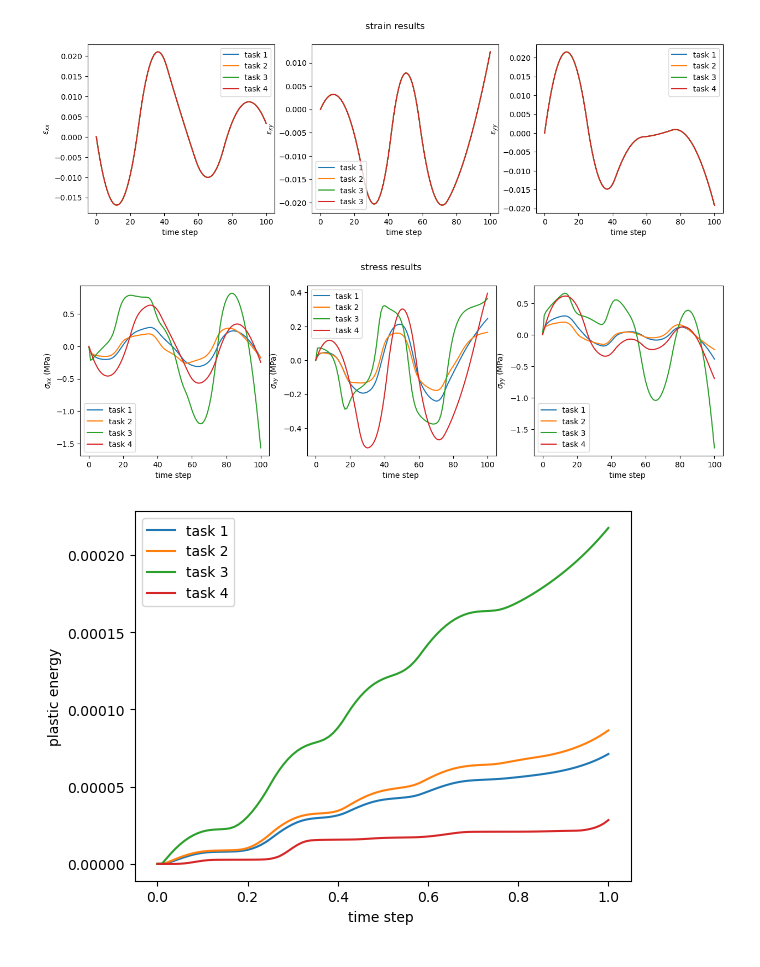
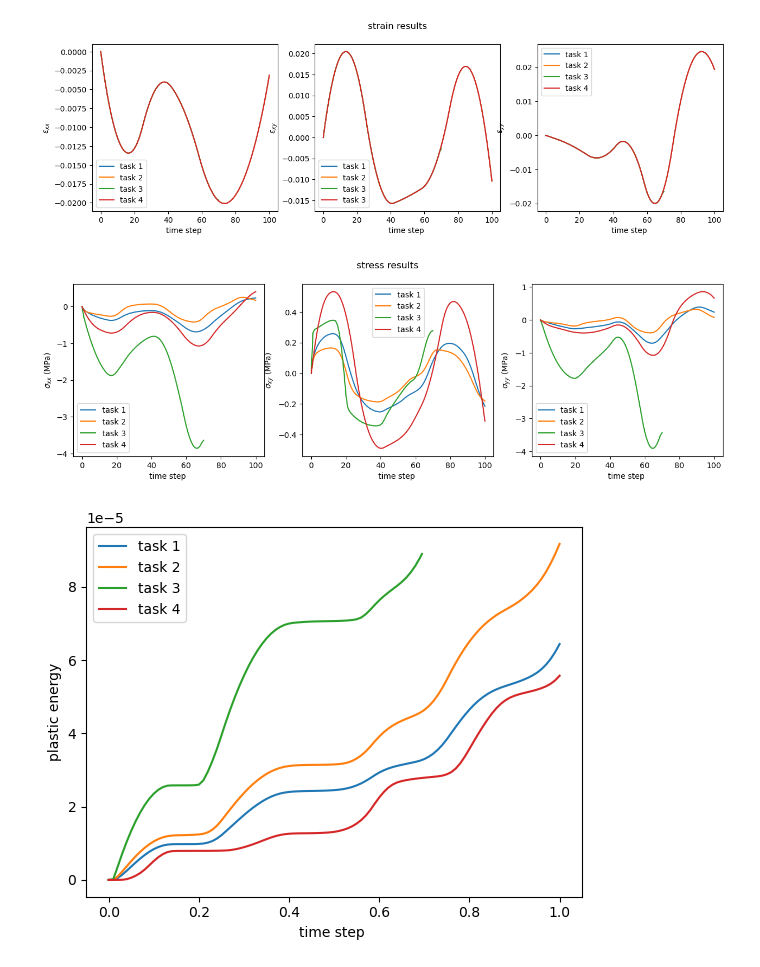
Before and after one commit to bessagroup/rvesimulator, a Jupyter notebook: examples/cooperative_learning/tasks/results/read_results.ipynb, the cells around one changed output. Saved outputs shown, nothing was run; the diff lists cells and outputs as text; code cells hidden in the pictures.

```diff
--- a/examples/cooperative_learning/tasks/results/read_results.ipynb
+++ b/examples/cooperative_learning/tasks/results/read_results.ipynb
@@ -10,7 +10,7 @@ with open("task3_final.pickle", "rb") as fd:
     data3 = pickle.load(fd, fix_imports=True, encoding="latin1")
 with open("task4_final.pickle", "rb") as fd:
     data4 = pickle.load(fd, fix_imports=True, encoding="latin1")
-index = 600
+index = 858
 results_1 =data1["responses"]
 results_2 =data2["responses"]
 results_3 =data3["responses"]
@@ -70,33 +70,33 @@ ax[0].legend()
 ax[0].set(**pparam)
 pparam = dict(xlabel='time step ', ylabel="$\sigma_{xy}$ (MPa)")
 ax[1].plot(stress_1[:, 1, 0], label="task 1")
 ax[1].plot(stress_2[:, 1, 0], label="task 2")
 ax[1].plot(stress_3[:, 1, 0], label="task 3")
 ax[1].plot(stress_4[:, 1, 0], label="task 4")
 ax[1].legend()
 ax[1].set(**pparam)
 pparam = dict(xlabel='time step ', ylabel="$\sigma_{yy}$ (MPa)")
 ax[2].plot(stress_1[:, 1, 1], label="task 1")
 ax[2].plot(stress_2[:, 1, 1], label="task 2")
 ax[2].plot(stress_3[:, 1, 1], label="task 3")
 ax[2].plot(stress_4[:, 1, 1], label="task 4")
 ax[2].legend()
 ax[2].set(**pparam)
 fig.suptitle('stress results')
 # plt.show()
 plt.savefig('stress.png', dpi=300)
 
 
 pparam = dict(xlabel='time step ', ylabel="plastic energy")
 fig, ax = plt.subplots()
 ax.plot(plastic_energy_1[:,0], plastic_energy_1[:,1], label="task 1")
 ax.plot(plastic_energy_2[:,0], plastic_energy_2[:,1], label="task 2")
 ax.plot(plastic_energy_3[:,0], plastic_energy_3[:,1], label="task 3")
 ax.plot(plastic_energy_4[:,0], plastic_energy_4[:,1], label="task 4")
 ax.legend()
 ax.set(**pparam)
 plt.savefig('energy.png', dpi=300)
 # %% [output]
-[figure, old version]
+[figure, new version]
-[figure, old version]
+[figure, new version]
-[figure, old version]
+[figure, new version]
```
Also changed, not shown: 33 other files.
